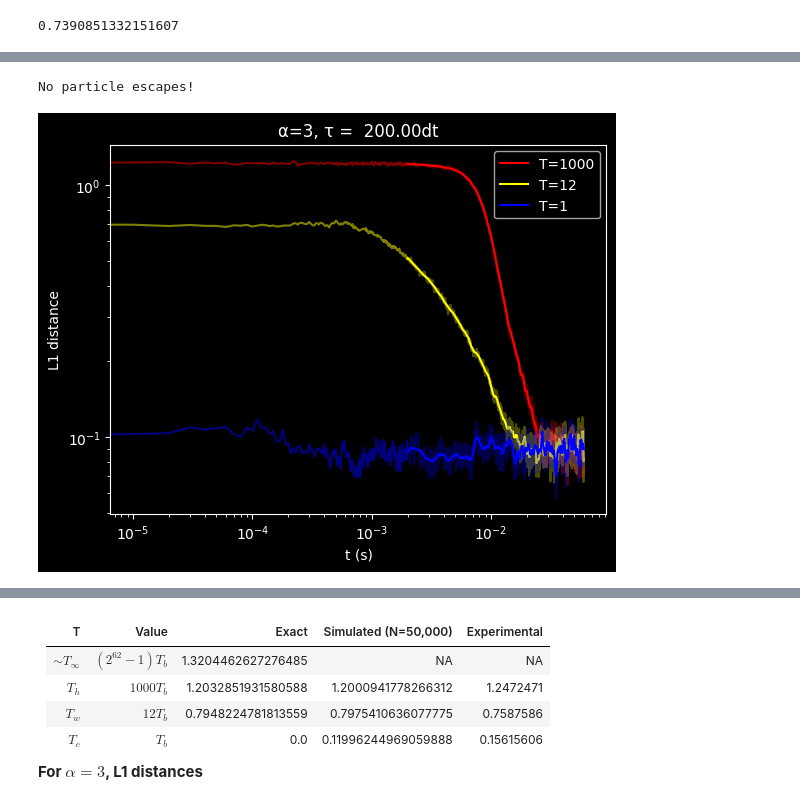
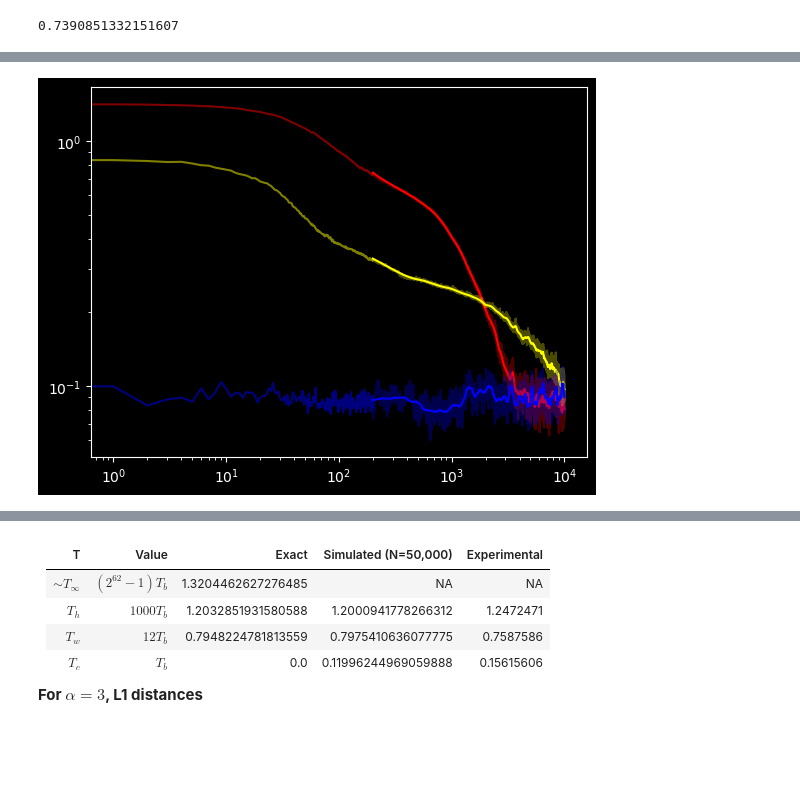
Before and after one commit to Element200/mpemba_langevin, a Jupyter notebook: mpemba.ipynb, the cells around one changed output, grey strips where cells are left out. Drawn from its saved outputs; the diff is of its cells as text; code cells hidden in the pictures; blank space fills up the shorter version.

```diff
--- a/mpemba.ipynb
+++ b/mpemba.ipynb
@@ -12,7 +22,7 @@ import ipywidgets as widgets
 %matplotlib inline
 # For interactive graphs
 # %%
-def newton_raphson_solver(f, x_0, max_iterations = 100, dx = 1e-3, return_error=False, tolerance = 1e-2):
+def newton_raphson_solver(f, x_0, max_iterations = 100, dx = 1e-3, return_error=False, tolerance = 1e-2, debug_mode=False):
     # Returns a zero of f given initial condition (x_0,f(x_0)). Modified from standard techniques to fail more gracefully in certain edge cases.
     x_n = x_0
     for i in range(max_iterations):
@@ -20,9 +30,10 @@ def newton_raphson_solver(f, x_0, max_iterations = 100, dx = 1e-3, return_error=
         if f_prime_n == 0:
             raise ZeroDivisionError
         x_n = x_n - f(x_n)/f_prime_n
+        if debug_mode: print(f(x_n))
     return_error = np.abs(f(x_n)) > tolerance
     if return_error:
-        raise ValueError(f(x_n))
+        raise ValueError(x_n, f(x_n))
     return x_n
 
 newton_raphson_solver(lambda x: np.cos(x)-x, 0) # Should yield about 0.739 if all works correctly
@@ -305,17 +381,17 @@ Inefficiency = 20.967295976373286
 # %%
 """Sanity checks: The initial and final distributions should match the Boltzmann distro"""
-%matplotlib inline
 plt.close()
 fig, ax = plt.subplots(len(temperature))
 vals = list(temperature.keys())
 
+
 for i in range(len(temperature)):
-    ax[i].bar(bins_init[vals[i]][:-1], heights_init[vals[i]]/N, width=bins_init[vals[i]][1]-bins_init[vals[i]][0], alpha=0.5, color='r')
-    ax[i].bar(bins_mid[vals[i]][:-1], heights_mid[vals[i]]/N, width=bins_fin[vals[i]][1]-bins_fin[vals[i]][0], alpha=0.5, color='orange')
-    ax[i].bar(bins_fin[vals[i]][:-1], heights_fin[vals[i]]/N, width=bins_fin[vals[i]][1]-bins_fin[vals[i]][0], alpha=0.5, color='g')
-    # plt.hist(results[-1], bins=50)
-    ax[i].plot(binned_active_range, binned_initial_distro[vals[i]], 'r')
-    ax[i].plot(binned_active_range, binned_final_distro, 'g')
+    ax[i].bar(bins_init[vals[i]][:-1], heights_init[vals[i]]/(N*dx), width=bins_init[vals[i]][1]-bins_init[vals[i]][0], alpha=0.5, color='r')
+    ax[i].bar(bins_mid[vals[i]][:-1], heights_mid[vals[i]]/(N*dx), width=bins_fin[vals[i]][1]-bins_fin[vals[i]][0], alpha=0.5, color='orange')
+    ax[i].bar(bins_fin[vals[i]][:-1], heights_fin[vals[i]]/(N*dx), width=bins_fin[vals[i]][1]-bins_fin[vals[i]][0], alpha=0.5, color='lime')
+    # # plt.hist(results[-1], bins=50)
+    ax[i].plot(binned_active_range, binned_initial_distro[vals[i]]/dx, 'r')
+    ax[i].plot(binned_active_range, binned_final_distro/dx, 'lime')
 
 plt.tight_layout()
 plt.show()
@@ -342,9 +411,9 @@ Inefficiency = 20.967295976373286
 # %%
 distances = {}
 heights = {}
-for T in temperature:
+reshaped_final_distro = np.reshape(binned_final_distro[:-1],(len(binned_final_distro)-1,1)) # We reshape the final distro like this so we can vectorise the L1 distance: this turns it from a size=(n-1) array into a ((n-1),1) size array that you can subtract from a size ((n-1), number_of_timesteps) array without errors.
+for T in tqdm(temperature):
     heights[T] = np.apply_along_axis(lambda x: np.histogram(x, bins=binned_active_range)[0], axis=0, arr=results[T])
-    reshaped_final_distro = np.reshape(binned_final_distro[:-1],(len(binned_final_distro)-1,1)) # We reshape the final distro like this so we can vectorise the L1 distance: this turns it from a size=(n-1) array into a ((n-1),1) size array that you can subtract from a size ((n-1), number_of_timesteps) array without errors.
     distances[T] = L1(heights[T]/N, reshaped_final_distro, axis=0)
     # Vectorised: about 2x faster than below unvectorised code.
 
@@ -352,3 +421,8 @@ for T in temperature:
     # for i in tqdm(range(results[T].shape[1])):
     #     Height[T], Bin[T] = np.histogram(results[T][:,i], bins=binned_active_range)
     #     distances[T].append(L1(Height[T]/N, binned_final_distro[:-1]))
+plt.close()
+plt.plot((heights['h'].sum(axis=0))/N)
+print(f"Average noise in distance measurements (N={N}, N_b = {BINS}) = {distances['c'].mean() :.5f}")
+print(f"Average noise amplitude in distance measurements (N={N}, N_b = {BINS}) = {distances['c'].std() :.5f}")
+plt.show()
@@ -355,34 +433,20 @@ for T in temperature:
-# %%
-# %matplotlib widget
-if np.mean((heights['h'].sum(axis=0)/N)) != 1:
-    plt.close(); plt.plot((heights['h'].sum(axis=0))/N); plt.show()
-else:
-    print("No particle escapes!")
-# %% [output]
-No particle escapes!
 # %%
 plt.close()
 def moving_average(noisy_data, window=10):
     # Smoothens noisy data. Larger window sizes will mean smoother data, at the cost of less resolution.
     length = len(noisy_data)
     outs = []
     for i in range(length):
         outs.append(np.average(noisy_data[max(i-window//2, 0): min(i+window//2, length)]))
     return outs
 
 colours = {'h': 'red', 'w': 'yellow', 'c': 'blue', 'f': 'cyan'}
 total_time = round(expt_length/dt) # iterations --- after this point there's only noise
-
-start_time, end_time, window = 200, total_time, 70
-times = np.array(range(total_time))*dt
-plt.title(f"α={asymmetry}, τ = {tau/dt : .2f}dt") # 1/λ_2 =
-plt.ylabel("L1 distance")
-plt.xlabel("t (s)")
+start_time, end_time, window = 200, total_time, 200
 for T in temperature:
-    plt.loglog(times[times<start_time*dt], distances[T][:start_time], color = colours[T], alpha=0.5)
-    plt.loglog(times[times>=start_time*dt], distances[T][start_time:end_time], color = colours[T], alpha=0.3)
-    plt.loglog(times[times>=start_time*dt], moving_average(distances[T], window=window)[start_time:end_time], color = colours[T], label=f"T={temperature[T]}")
-plt.legend()
+    plt.loglog(distances[T][:start_time], color = colours[T], alpha=0.5)
+    plt.loglog(range(start_time, end_time), distances[T][start_time:end_time], color = colours[T], alpha=0.3)
+    plt.loglog(range(start_time, end_time), moving_average(distances[T], window=window)[start_time:end_time], color = colours[T])
 plt.show()
 # %% [output]
-[figure, old version]
+[figure, new version]
```
Also changed, not shown: parts of 38 cells of this notebook.
